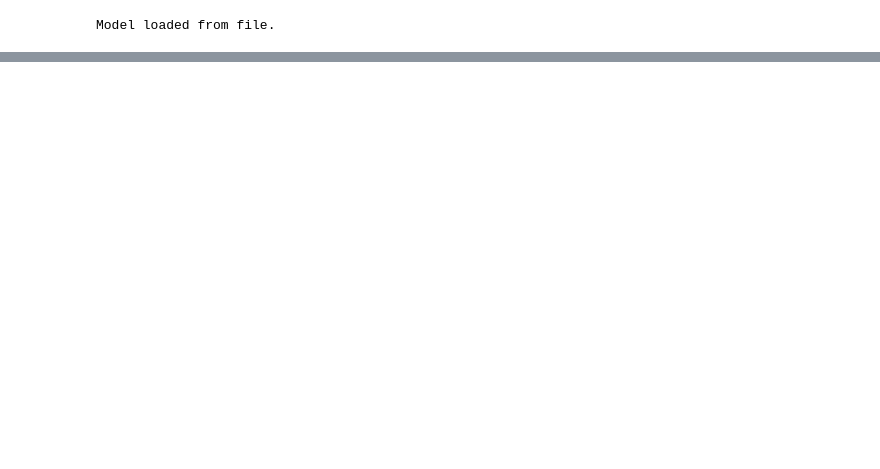
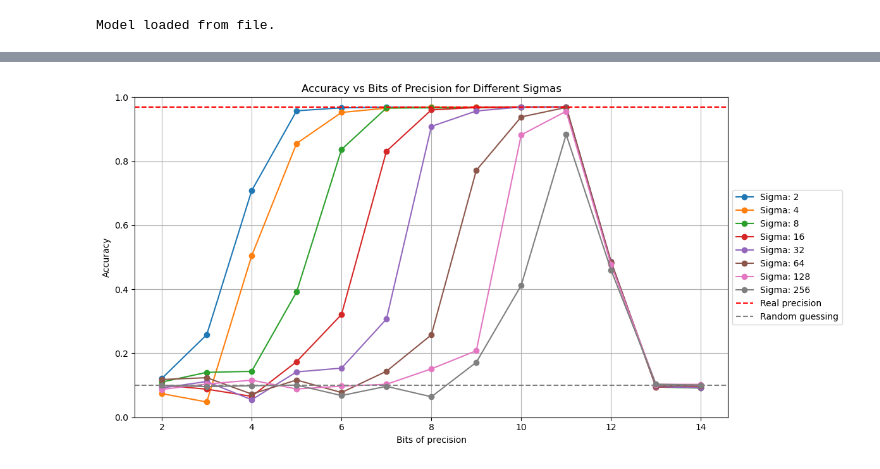
Before and after one commit to LWEdslev/pp-ml, a Jupyter notebook: mnist.ipynb, the cells around one changed output, grey strips where cells are left out. Saved outputs shown, nothing was run; the diff lists cells and outputs as text; code cells hidden in the pictures; blank space fills up the shorter version.

```diff
--- a/mnist.ipynb
+++ b/mnist.ipynb
@@ -214,0 +301,25 @@ Accuracy: 96.96%
+# %%
+plt.figure(figsize=(12, 6))
+for sigma in sigmas:
+    accuracies = [accuracy_tests[(bits, sigma)] for bits in bits_of_precisions]
+    plt.plot(bits_of_precisions, accuracies, marker='o', label=f"Sigma: {sigma}")
+
+real_precision = 0.9696
+plt.axhline(y=real_precision, color='red', linestyle='--', label="Real precision")
+
+random_guessing = 0.1
+plt.axhline(y=random_guessing, color='grey', linestyle='--', label="Random guessing")
+
+
+plt.xlabel("Bits of precision")
+plt.ylabel("Accuracy")
+plt.ylim(0, 1)
+plt.title("Accuracy vs Bits of Precision for Different Sigmas")
+plt.grid(True)
+
+plt.legend(loc='center left', bbox_to_anchor=(1, 0.5))
+plt.tight_layout()
+
+plt.show()
+# %% [output]
+[figure, added]
```
Also changed, not shown: parts of 4 cells of this notebook, 2 other files.
